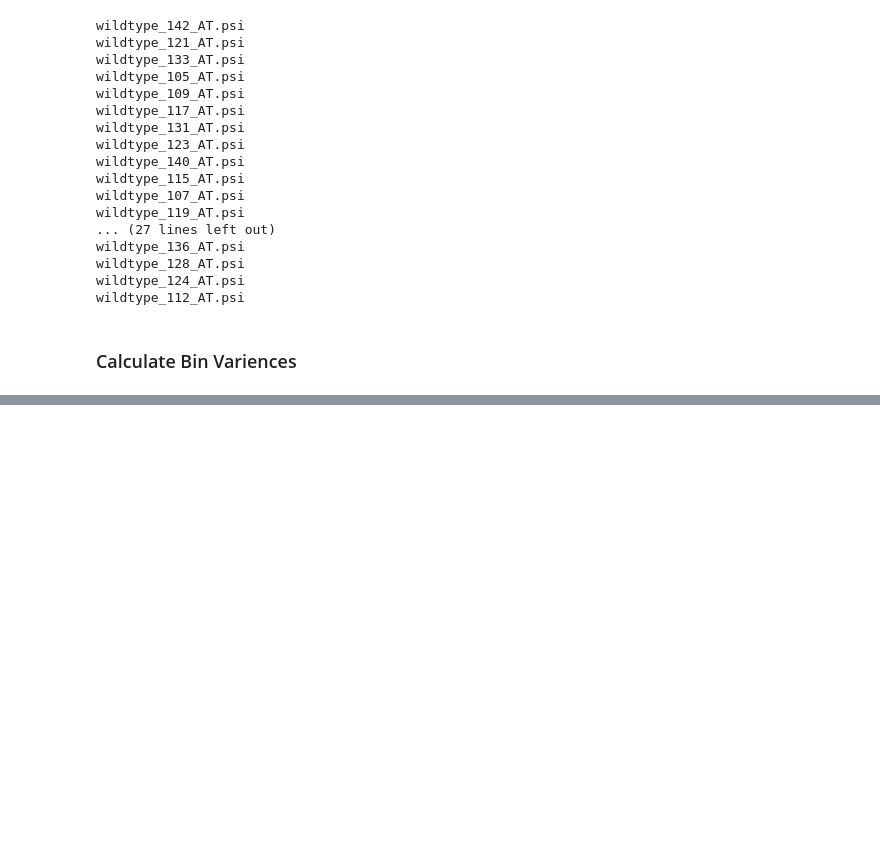
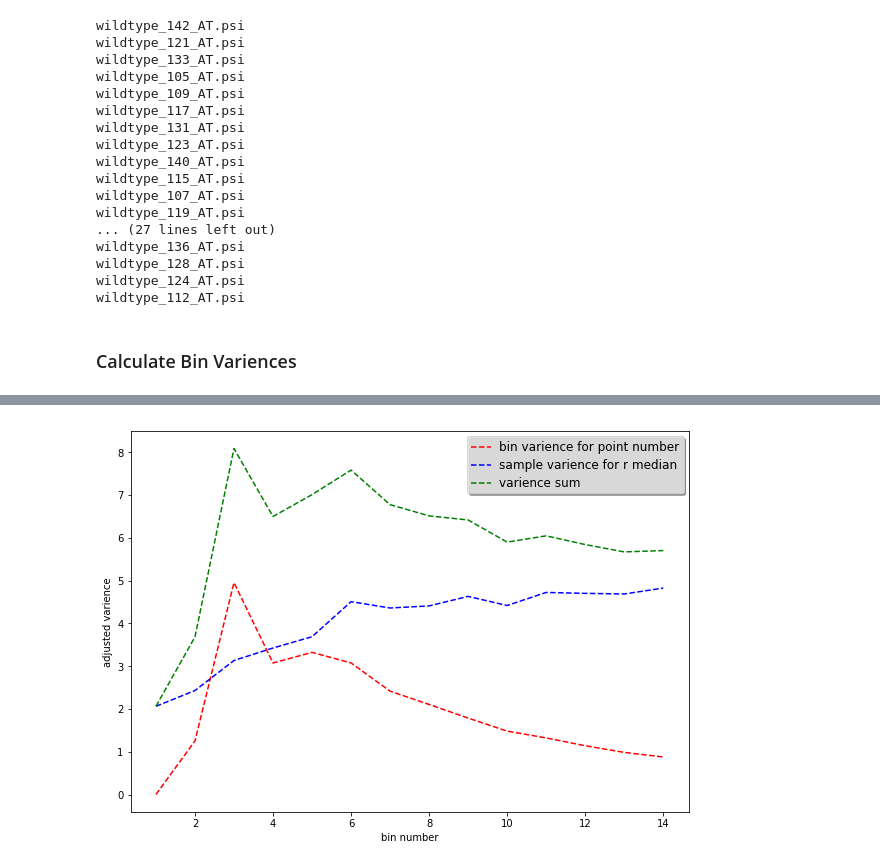
Before and after one commit to liwencong1995/SDS-Capstone-Zebrafish, a Jupyter notebook: t_optimization.ipynb, the cells around one changed output, grey strips where cells are left out. Cells and saved outputs as stored; diff of their text form; code cells hidden in the pictures; blank space fills up the shorter version.

```diff
--- a/t_optimization.ipynb
+++ b/t_optimization.ipynb
@@ -141,0 +144,25 @@ plt.plot(bin_num, bin_varience, 'r--', bin_num, sample_varience, 'b--')
+# %%
+fig, ax = plt.subplots(figsize=(10, 7))
+
+plt.xlabel('bin number')
+plt.ylabel('adjusted varience')
+
+plt.plot(bin_num, bin_varience_pt_normalized, 'r--', label='bin varience for point number')
+plt.plot(bin_num, sample_varience_r, 'b--', label='sample varience for r median')
+plt.plot(bin_num, added_varience, 'g--', label='varience sum')
+
+legend = ax.legend(loc='upper right', shadow=True)
+
+# The frame is matplotlib.patches.Rectangle instance surrounding the legend.
+frame = legend.get_frame()
+frame.set_facecolor('0.90')
+
+# Set the fontsize
+for label in legend.get_texts():
+    label.set_fontsize('large')
+
+for label in legend.get_lines():
+    label.set_linewidth(1.5)  # the legend line width
+plt.show()
+# %% [output]
+[figure, added]
```
Also changed, not shown: parts of 7 cells of this notebook, 1 other file.
